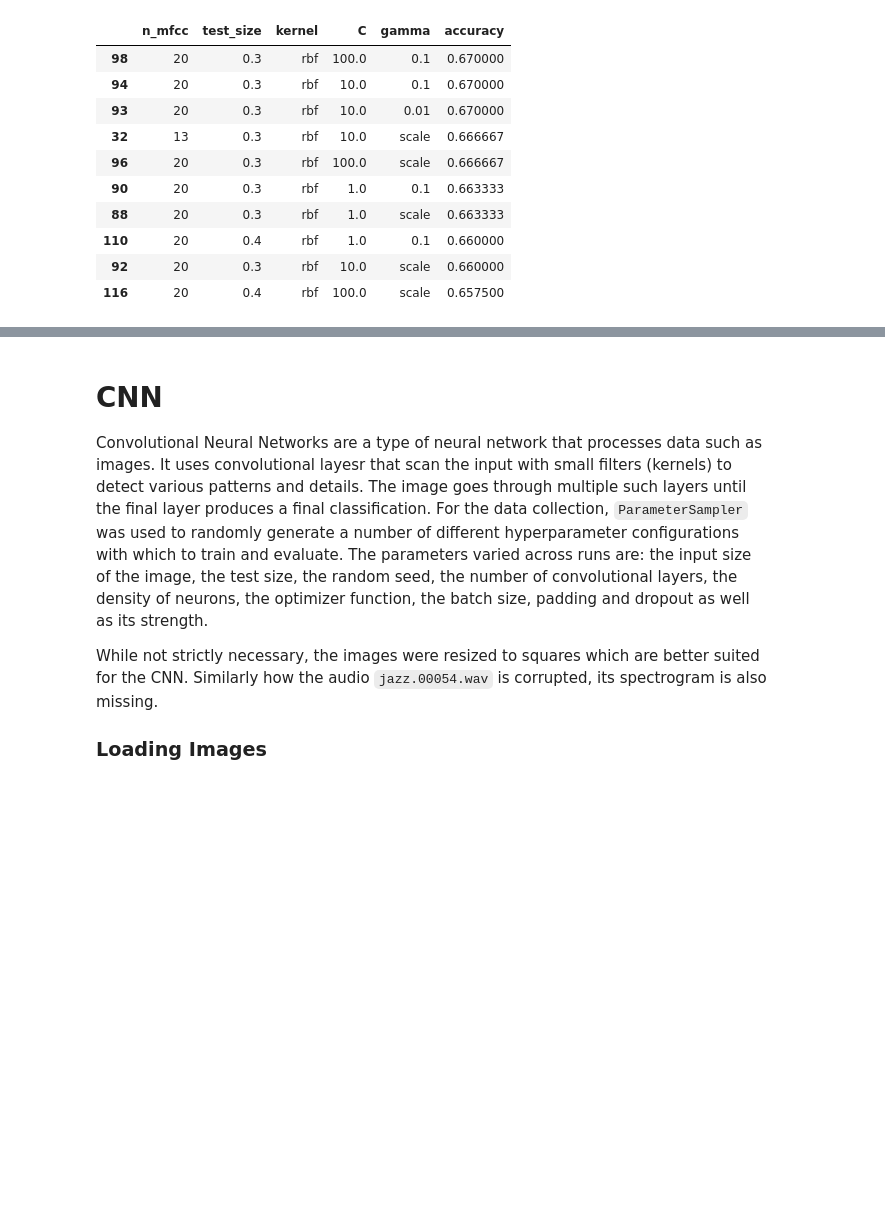
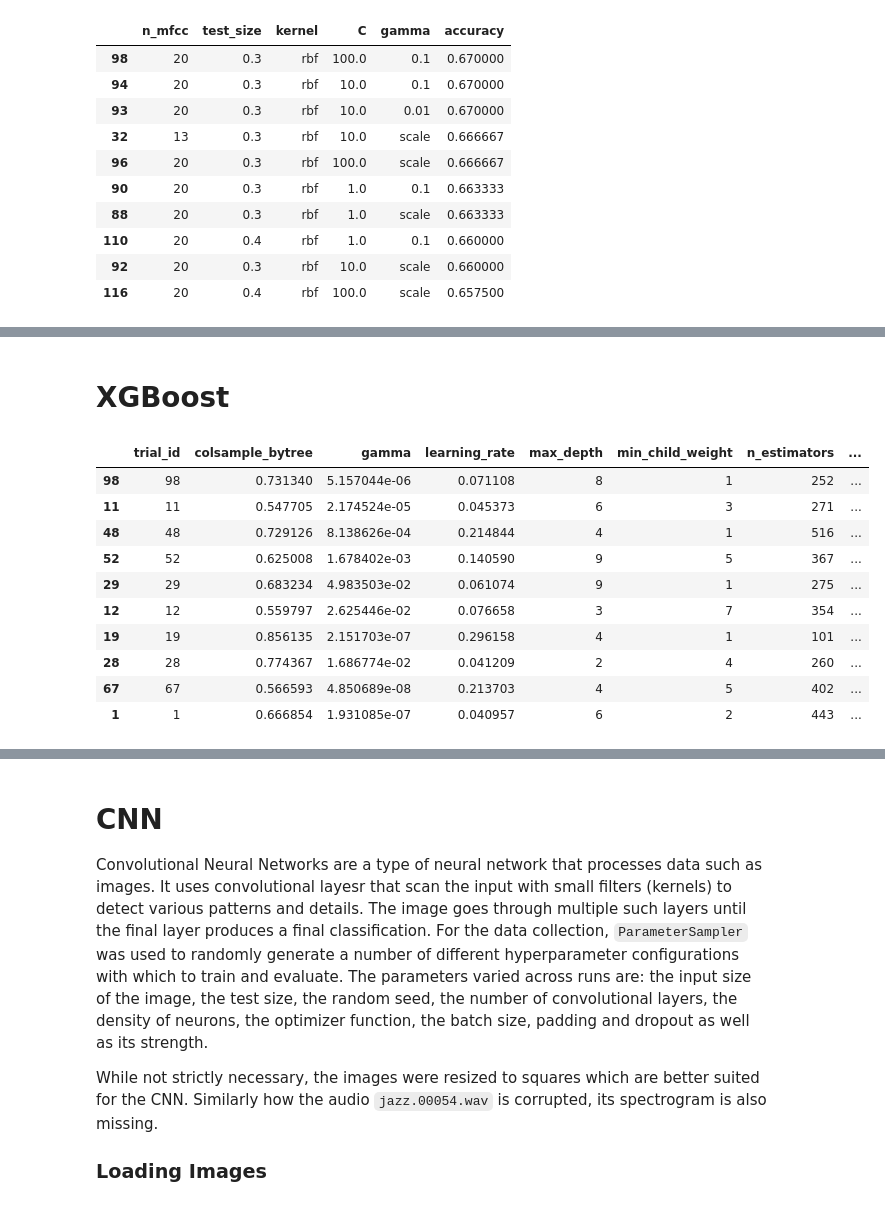
Before and after one commit to etiank/Jupyter-ML, a Jupyter notebook: main.ipynb, the cells around one changed output, grey strips where cells are left out. Cells and saved outputs as stored; diff of their text form; code cells hidden in the pictures; blank space fills up the shorter version.

Commit message:
Added XGBoost data

```diff
--- a/main.ipynb
+++ b/main.ipynb
@@ -692,0 +719,2 @@ plt.show()
+# %% [markdown]
+# XGBoost
@@ -692,0 +1025,18 @@ plt.show()
+# %%
+xgb_30 = pd.read_csv("xgboost-data-30.csv")
+# xgb_30 = xgb_30[xgb_30["test_size"]!= 0.2]
+xgb_30_sorted = xgb_30.sort_values(by="cv_accuracy_mean", ascending=False)
+
+xgb_30_sorted.head(10)
+# %% [output]
+|  | trial_id | colsample_bytree | gamma | learning_rate | max_depth | min_child_weight | n_estimators | ... |
+| 98 | 98 | 0.731340 | 5.157044e-06 | 0.071108 | 8 | 1 | 252 | ... |
+| 11 | 11 | 0.547705 | 2.174524e-05 | 0.045373 | 6 | 3 | 271 | ... |
+| 48 | 48 | 0.729126 | 8.138626e-04 | 0.214844 | 4 | 1 | 516 | ... |
+| 52 | 52 | 0.625008 | 1.678402e-03 | 0.140590 | 9 | 5 | 367 | ... |
+| 29 | 29 | 0.683234 | 4.983503e-02 | 0.061074 | 9 | 1 | 275 | ... |
+| 12 | 12 | 0.559797 | 2.625446e-02 | 0.076658 | 3 | 7 | 354 | ... |
+| 19 | 19 | 0.856135 | 2.151703e-07 | 0.296158 | 4 | 1 | 101 | ... |
+| 28 | 28 | 0.774367 | 1.686774e-02 | 0.041209 | 2 | 4 | 260 | ... |
+| 67 | 67 | 0.566593 | 4.850689e-08 | 0.213703 | 4 | 5 | 402 | ... |
+| 1 | 1 | 0.666854 | 1.931085e-07 | 0.040957 | 6 | 2 | 443 | ... |
```
Also changed, not shown: parts of 15 cells of this notebook, 18 other files.
